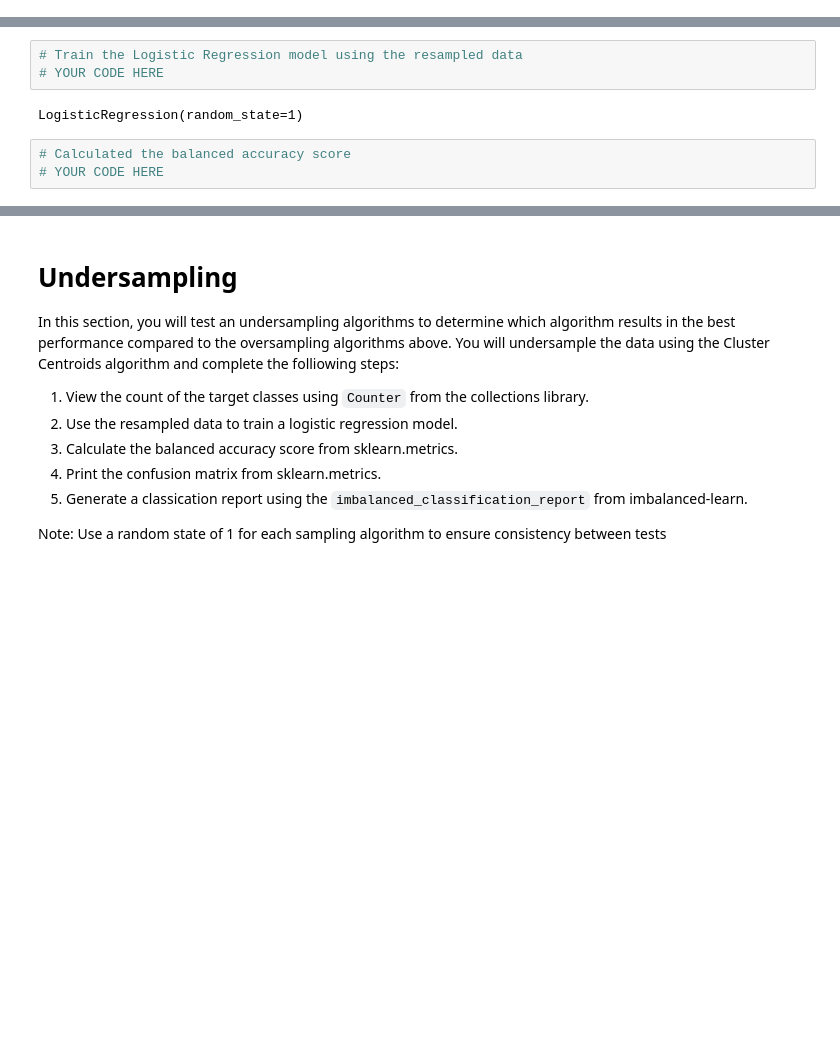
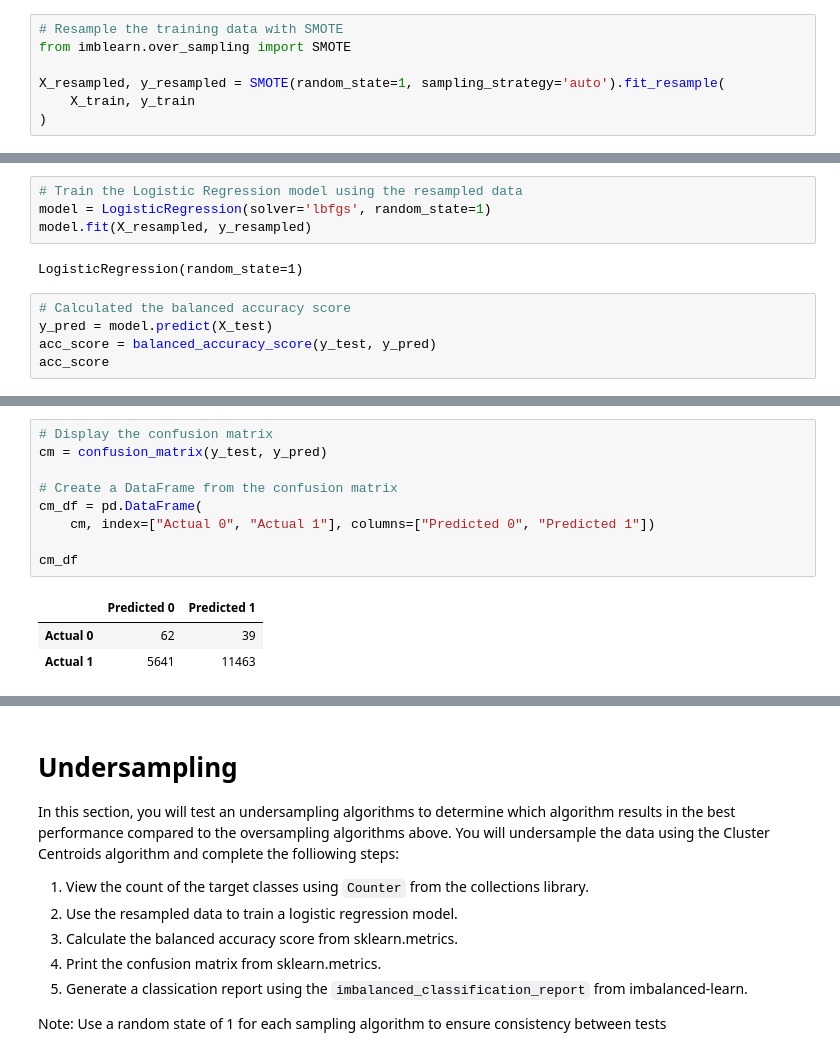
Before and after one commit to ajcurtis916/credit_risk_analysis, a Jupyter notebook: credit_risk_resampling.ipynb, the cells around one changed output, grey strips where cells are left out. Saved outputs shown, nothing was run; the diff lists cells and outputs as text; blank space fills up the shorter version.

```diff
--- a/credit_risk_resampling.ipynb
+++ b/credit_risk_resampling.ipynb
@@ -174,0 +251,7 @@ Counter({'loan_status': 1})
+# %%
+# Resample the training data with SMOTE
+from imblearn.over_sampling import SMOTE
+
+X_resampled, y_resampled = SMOTE(random_state=1, sampling_strategy='auto').fit_resample(
+    X_train, y_train
+)
@@ -175,9 +265,12 @@ Counter({'loan_status': 1})
 # %%
 # Train the Logistic Regression model using the resampled data
-# YOUR CODE HERE
+model = LogisticRegression(solver='lbfgs', random_state=1)
+model.fit(X_resampled, y_resampled)
 # %% [output]
 LogisticRegression(random_state=1)
 # %%
 # Calculated the balanced accuracy score
-# YOUR CODE HERE
+y_pred = model.predict(X_test)
+acc_score = balanced_accuracy_score(y_test, y_pred)
+acc_score
 # %% [output]
@@ -200,0 +278,13 @@ avg / total       0.99      0.69      0.63      0.81      0.66      0.44     172
+# %%
+# Display the confusion matrix
+cm = confusion_matrix(y_test, y_pred)
+
+# Create a DataFrame from the confusion matrix
+cm_df = pd.DataFrame(
+    cm, index=["Actual 0", "Actual 1"], columns=["Predicted 0", "Predicted 1"])
+
+cm_df
+# %% [output]
+|  | Predicted 0 | Predicted 1 |
+| Actual 0 | 62 | 39 |
+| Actual 1 | 5641 | 11463 |
```
Also changed, not shown: parts of 20 cells of this notebook.
